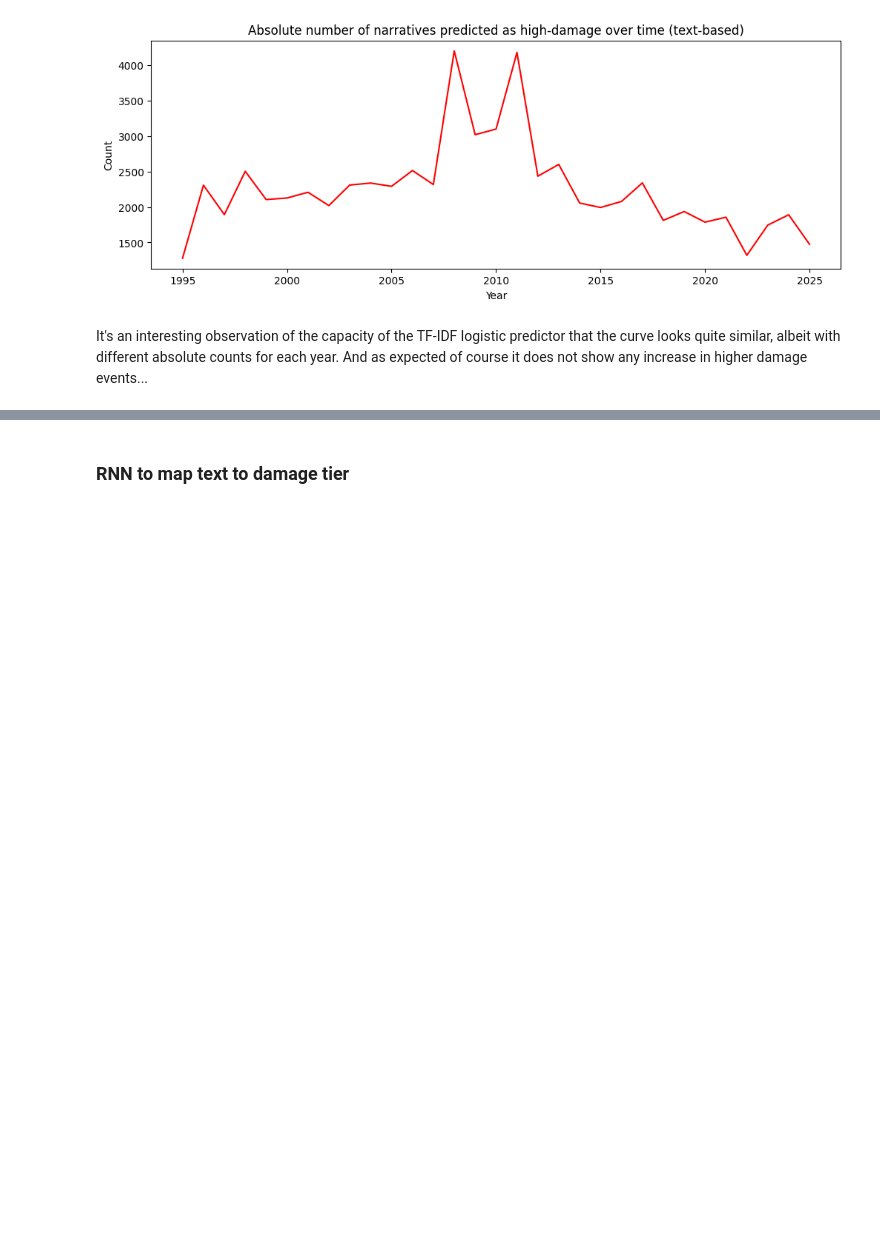
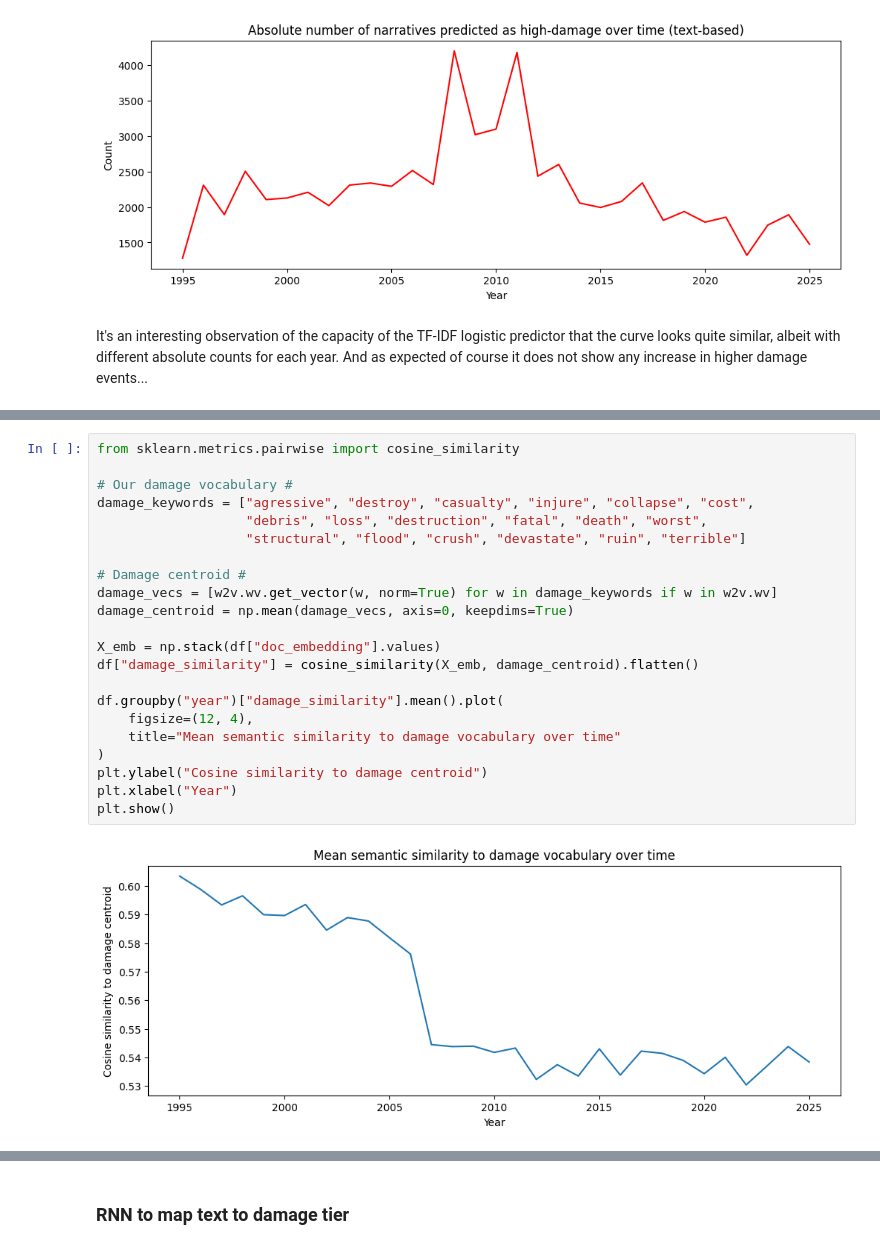
Before and after one commit to mirunabel/Task1_ATML, a Jupyter notebook: Task1.ipynb, the cells around one changed output, grey strips where cells are left out. Drawn from its saved outputs; the diff is of its cells as text; blank space fills up the shorter version.

Commit message:
Updating damage analysis and state-level

```diff
--- a/Task1.ipynb
+++ b/Task1.ipynb
@@ -1586,0 +1593,24 @@ It's an interesting observation of the capacity of the TF-IDF logistic predictor
+# %%
+from sklearn.metrics.pairwise import cosine_similarity
+
+# Our damage vocabulary #
+damage_keywords = ["agressive", "destroy", "casualty", "injure", "collapse", "cost",
+                   "debris", "loss", "destruction", "fatal", "death", "worst",
+                   "structural", "flood", "crush", "devastate", "ruin", "terrible"]
+
+# Damage centroid #
+damage_vecs = [w2v.wv.get_vector(w, norm=True) for w in damage_keywords if w in w2v.wv]
+damage_centroid = np.mean(damage_vecs, axis=0, keepdims=True)
+
+X_emb = np.stack(df["doc_embedding"].values)
+df["damage_similarity"] = cosine_similarity(X_emb, damage_centroid).flatten()
+
+df.groupby("year")["damage_similarity"].mean().plot(
+    figsize=(12, 4),
+    title="Mean semantic similarity to damage vocabulary over time"
+)
+plt.ylabel("Cosine similarity to damage centroid")
+plt.xlabel("Year")
+plt.show()
+# %% [output]
+[figure, added]
```
Also changed, not shown: parts of 27 cells of this notebook.
